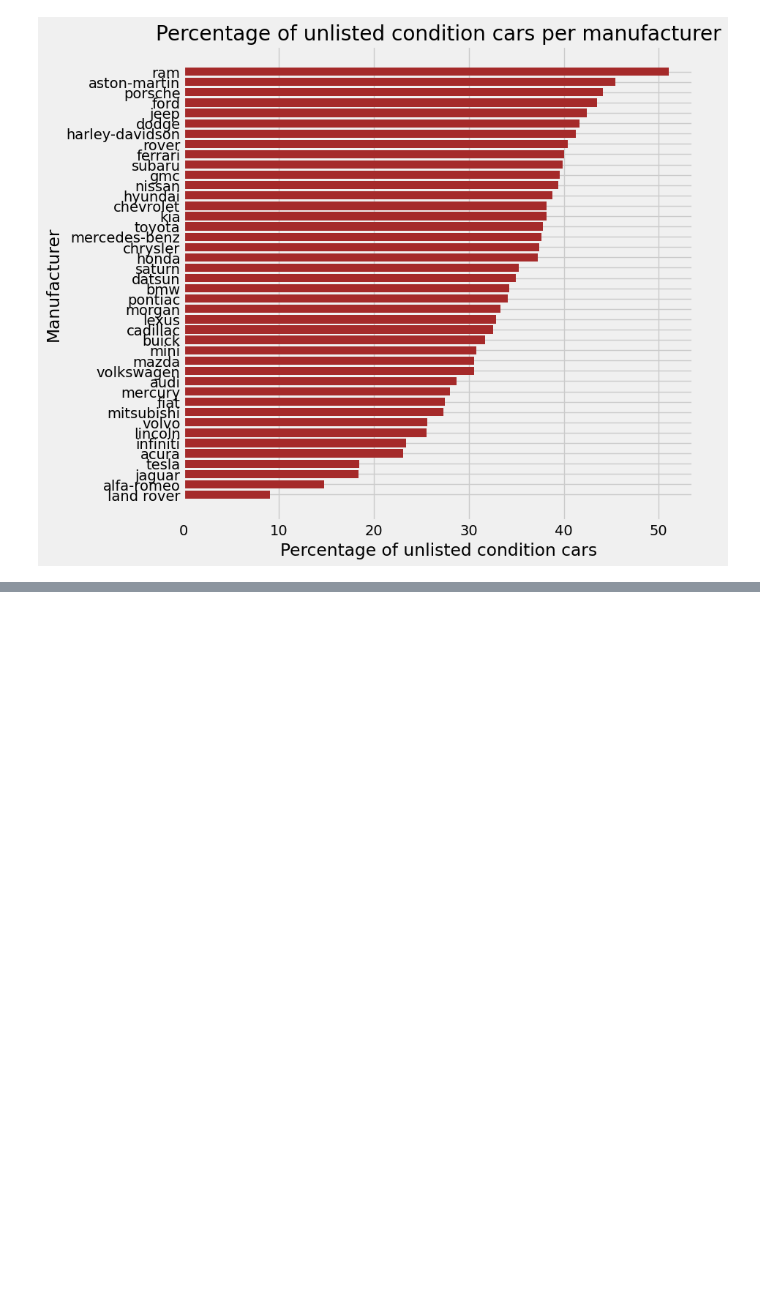
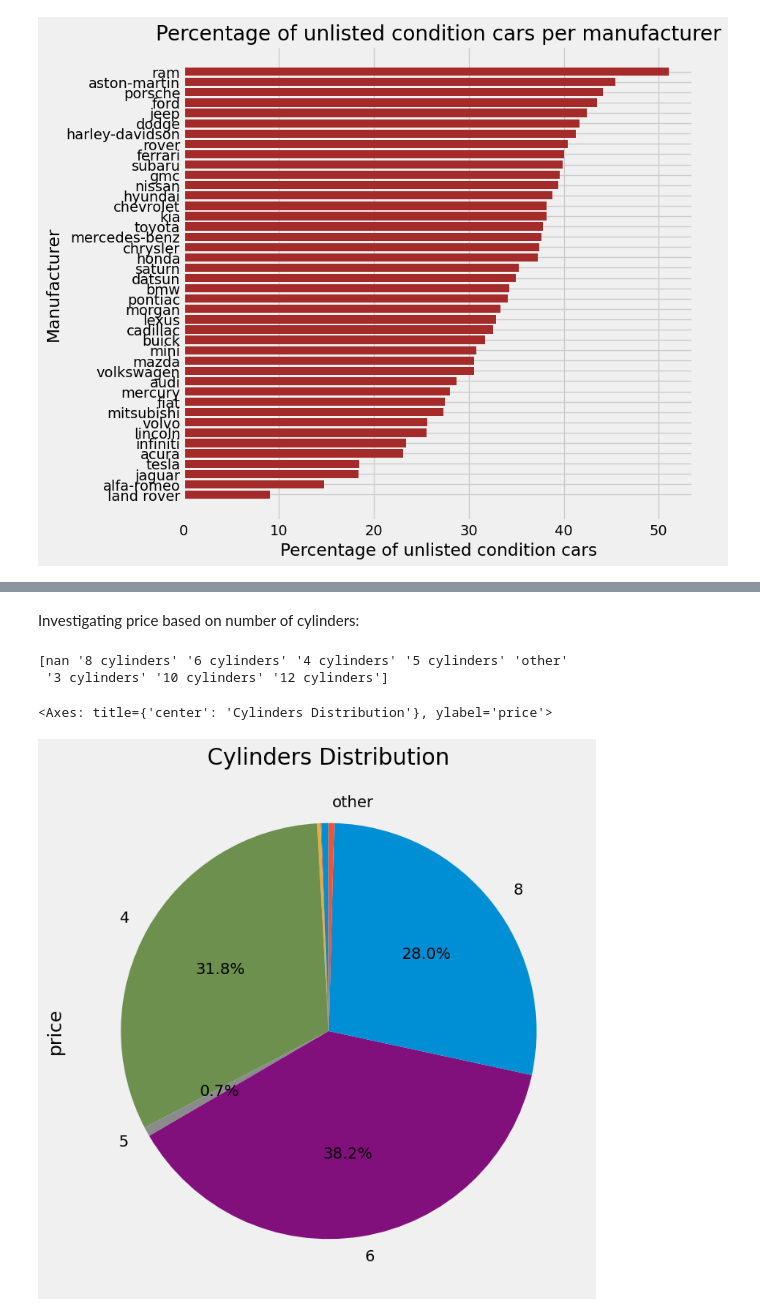
Before and after one commit to LewisRRamsey/Data-science-and-analytics-side-projects, a Jupyter notebook: Data analysis side project on used cars/Jupyter notebook file for project.ipynb, the cells around one changed output, grey strips where cells are left out. Cells and saved outputs as stored; diff of their text form; code cells hidden in the pictures; blank space fills up the shorter version.

```diff
--- a/Data analysis side project on used cars/Jupyter notebook file for project.ipynb
+++ b/Data analysis side project on used cars/Jupyter notebook file for project.ipynb
@@ -334,0 +364,20 @@ plt.show()
+# %% [markdown]
+Investigating price based on number of cylinders:
+# %%
+print(clean_cars_df['cylinders'].unique())
+# %% [output]
+[nan '8 cylinders' '6 cylinders' '4 cylinders' '5 cylinders' 'other'
+ '3 cylinders' '10 cylinders' '12 cylinders']
+# %%
+def autopct_filter(pct):
+    return f'{pct:.1f}%' if pct >= 0.6 else ''
+cylinders_grouped = clean_cars_df.groupby('cylinders')['price'].count()
+filtered_labels = [None, None, None, '4', '5', '6', ' 8', 'other']
+cylinders_grouped.plot.pie(
+    autopct = autopct_filter,  # Display percentages
+    startangle = 90,
+    labels = filtered_labels,
+    title='Cylinders Distribution')
+# %% [output]
+<Axes: title={'center': 'Cylinders Distribution'}, ylabel='price'>
+[figure, added]
```
Also changed, not shown: parts of 10 cells of this notebook.
